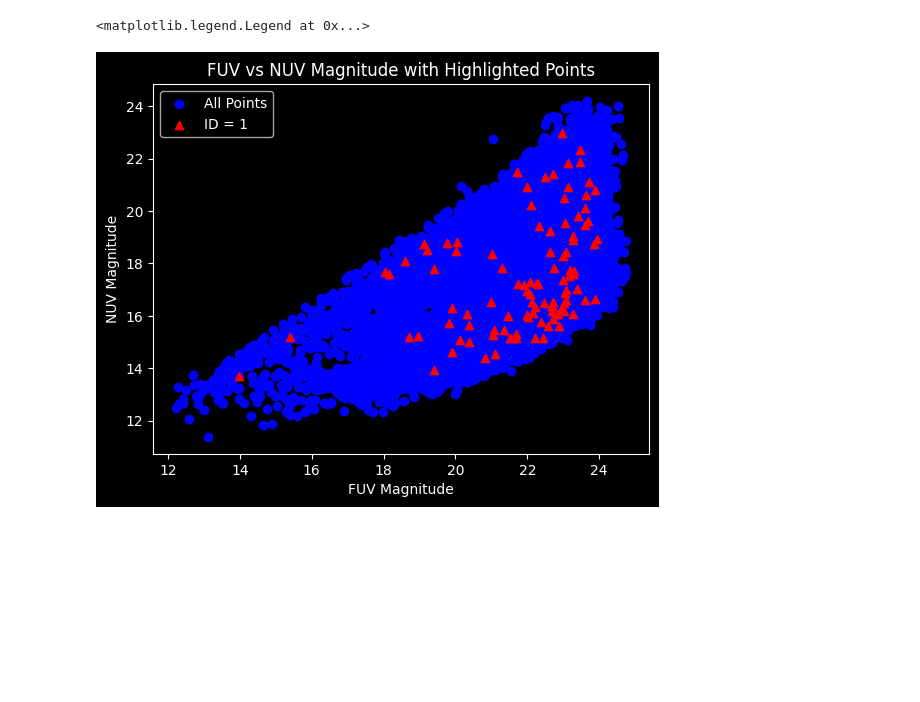
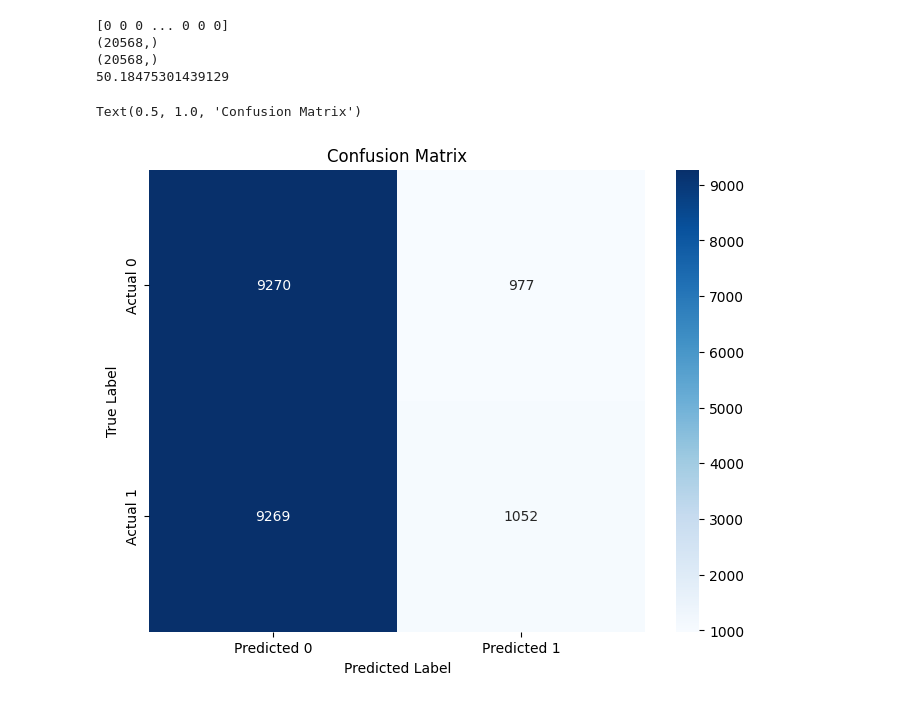
Before and after one commit to ArnautovPeter/Stellar-classification, a Jupyter notebook: src/torch_v1.ipynb, the cells around one changed output. Drawn from its saved outputs; the diff is of its cells as text; code cells hidden in the pictures; blank space fills up the shorter version.

```diff
--- a/src/torch_v1.ipynb
+++ b/src/torch_v1.ipynb
@@ -46,3 +20,7 @@ Y = torch.from_numpy(features.values).type(torch.float)
 # %%
 from sklearn.model_selection import train_test_split
-X_train, X_test, Y_train, Y_test = train_test_split(X, Y, test_size=0.2, random_state=42)
+# X_train, X_test, Y_train, Y_test = train_test_split(X, Y, test_size=0.2, random_state=42)
+X_train, X_test = X, T
+Y_train, Y_test = Y, T_test
+# X_test, X_train = X, T
+# Y_test, Y_train = Y, T_test # это веселья ради
@@ -171,25 +149,49 @@ tensor([0., 0., 0.,  ..., 0., 0., 0.], device='cuda:0')
-# %%
-import matplotlib.pyplot as plt
-test_fuv = test["fuv_mag"]
-test_nuv = test["nuv_mag"]
-id = sample["0"]
-highlight_fuv = test_fuv[id == 1][:100]
-highlight_nuv = test_nuv[id == 1][:100]
-
-# Plot
-plt.style.use("dark_background")
-
-# Main scatter plot (all points with dots)
-plt.scatter(test_fuv, test_nuv, label="All Points", color="blue")
-
-# Overlay scatter plot for highlighted points (triangles)
-plt.scatter(highlight_fuv, highlight_nuv, marker="^", color="red", label="ID = 1")
-
-# Add labels, legend, and title
-plt.xlabel("FUV Magnitude")
-plt.ylabel("NUV Magnitude")
-plt.title("FUV vs NUV Magnitude with Highlighted Points")
-plt.legend()
-# %% [output]
-<matplotlib.legend.Legend at 0x...>
-[figure, removed]
+# %%
+import numpy as np
+
+def accuracy_fn_np(y_true, y_pred):
+    correct = np.sum(y_true == y_pred)  # np.sum() calculates the number of equal elements
+    acc = (correct / len(y_pred)) * 100
+    return acc
+
+def recall_fn_np(y_true, y_pred):
+    tp = np.sum((y_true == 1) & (y_pred == 1))  # True positives
+    recall = (tp / np.sum(y_true == 1)) * 100
+    return recall
+# %%
+import matplotlib.pyplot as plt
+import seaborn as sns
+from sklearn.metrics import confusion_matrix, ConfusionMatrixDisplay
+
+test_pred = test.iloc[:, 1:6].values
+test_pred = torch.from_numpy(test_pred).type(torch.float).to(device)
+test_pred = torch.round(model(test_pred)).squeeze()
+
+test_pred = test_pred.cpu()
+test_pred = test_pred.detach()
+test_pred = test_pred.numpy()
+test_true = sample["0"].values
+print(test_true)
+print(test_true.shape)
+print(test_pred.shape)
+print(accuracy_fn_np(test_true, test_pred))
+
+# Compute the confusion matrix
+cm = confusion_matrix(test_true, test_pred)
+
+# Plot the confusion matrix using Seaborn's heatmap
+plt.style.use("default")
+plt.figure(figsize=(8, 6))
+sns.heatmap(cm, annot=True, fmt='d', cmap='Blues', xticklabels=['Predicted 0', 'Predicted 1'], yticklabels=['Actual 0', 'Actual 1'])
+plt.xlabel('Predicted Label')
+plt.ylabel('True Label')
+plt.title('Confusion Matrix')
+# plt.show()
+# test_pred
+# %% [output]
+[0 0 0 ... 0 0 0]
+(20568,)
+(20568,)
+50.18475301439129
+Text(0.5, 1.0, 'Confusion Matrix')
+[figure, added]
```
Also changed, not shown: parts of 6 cells of this notebook.
